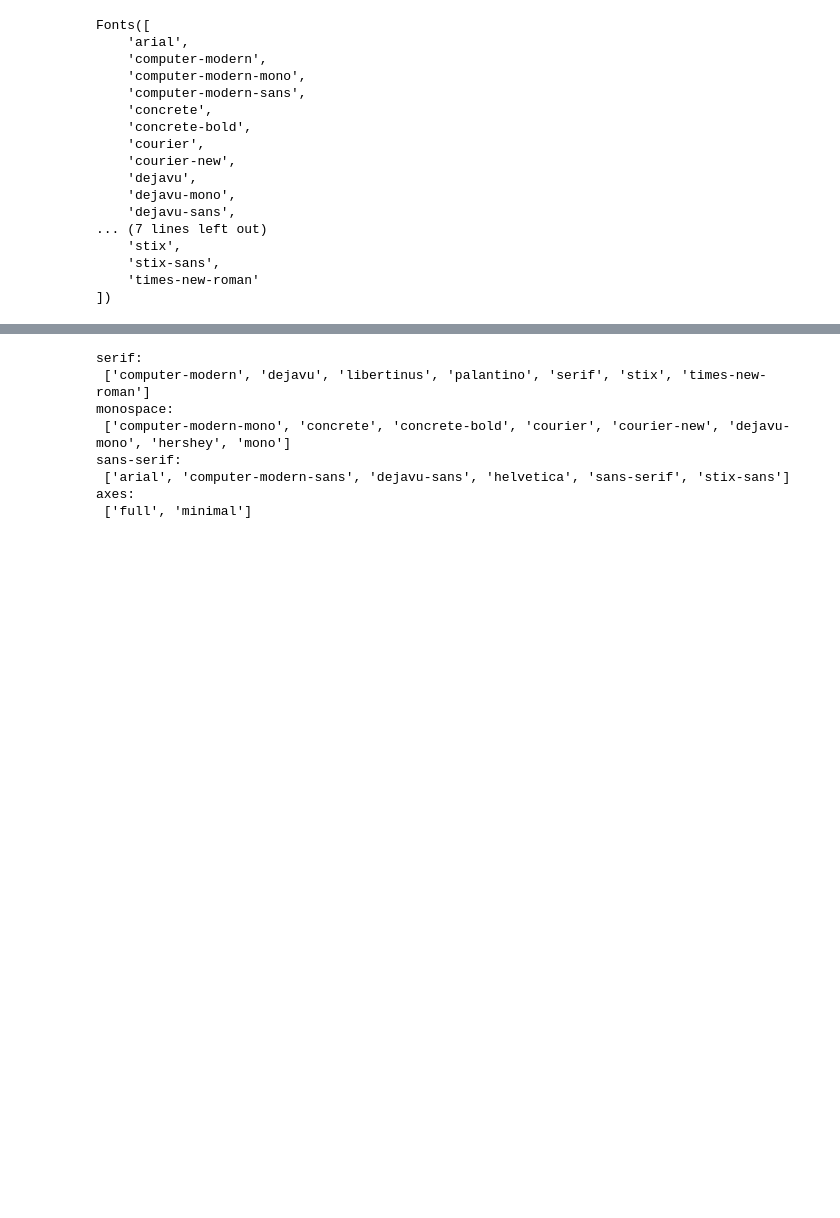
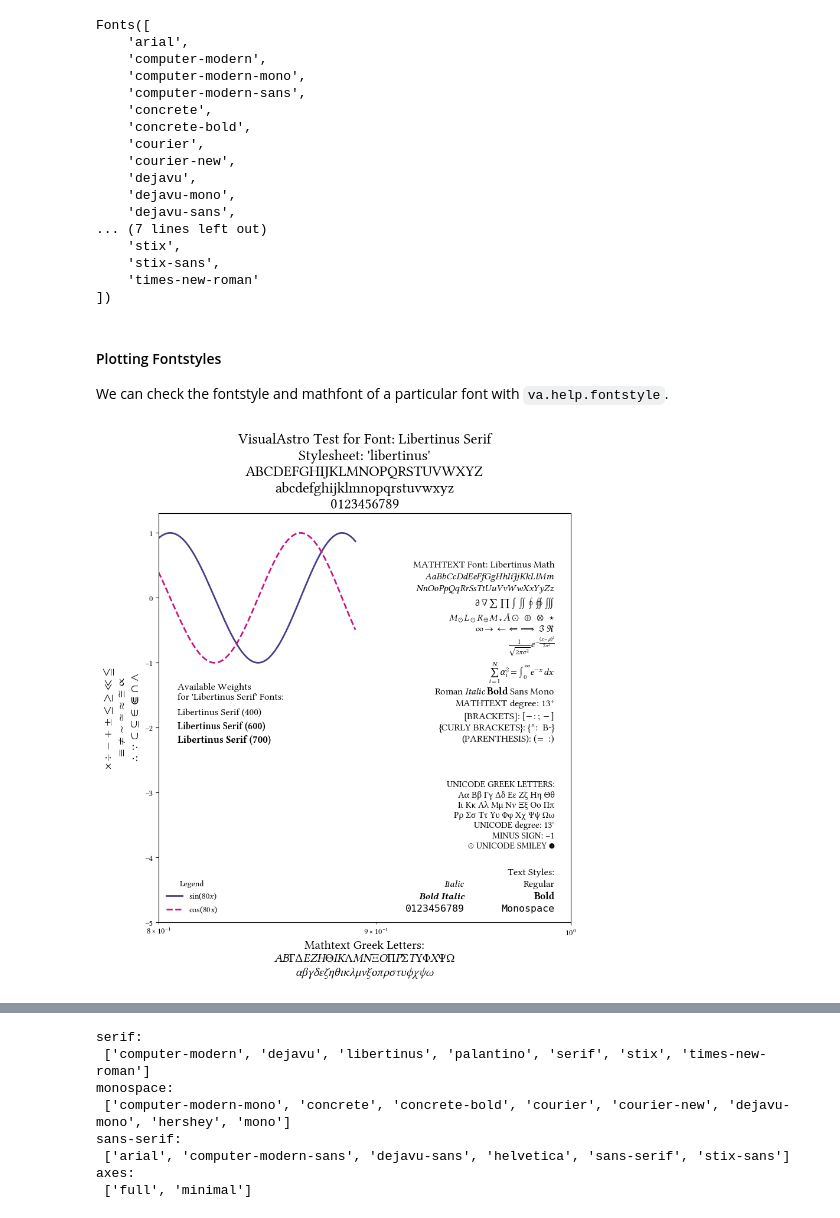
Before and after one commit to elkogerville/VisualAstro, a Jupyter notebook: examples/style_guide.ipynb, the cells around one changed output, grey strips where cells are left out. Drawn from its saved outputs; the diff is of its cells as text; code cells hidden in the pictures; blank space fills up the shorter version.

Commit message:
update styleguide

```diff
--- a/examples/style_guide.ipynb
+++ b/examples/style_guide.ipynb
@@ -185,3 +185,11 @@ Fonts([
     'stix-sans',
     'times-new-roman'
 ])
+# %% [markdown]
+#### Plotting Fontstyles
+We can check the fontstyle and mathfont of a particular font with `va.help.fontstyle`.
+# %%
+plt.style.use('libertinus')
+va.help.fontstyle('libertinus')
+# %% [output]
+[figure, added]
```
Also changed, not shown: parts of 4 cells of this notebook.
